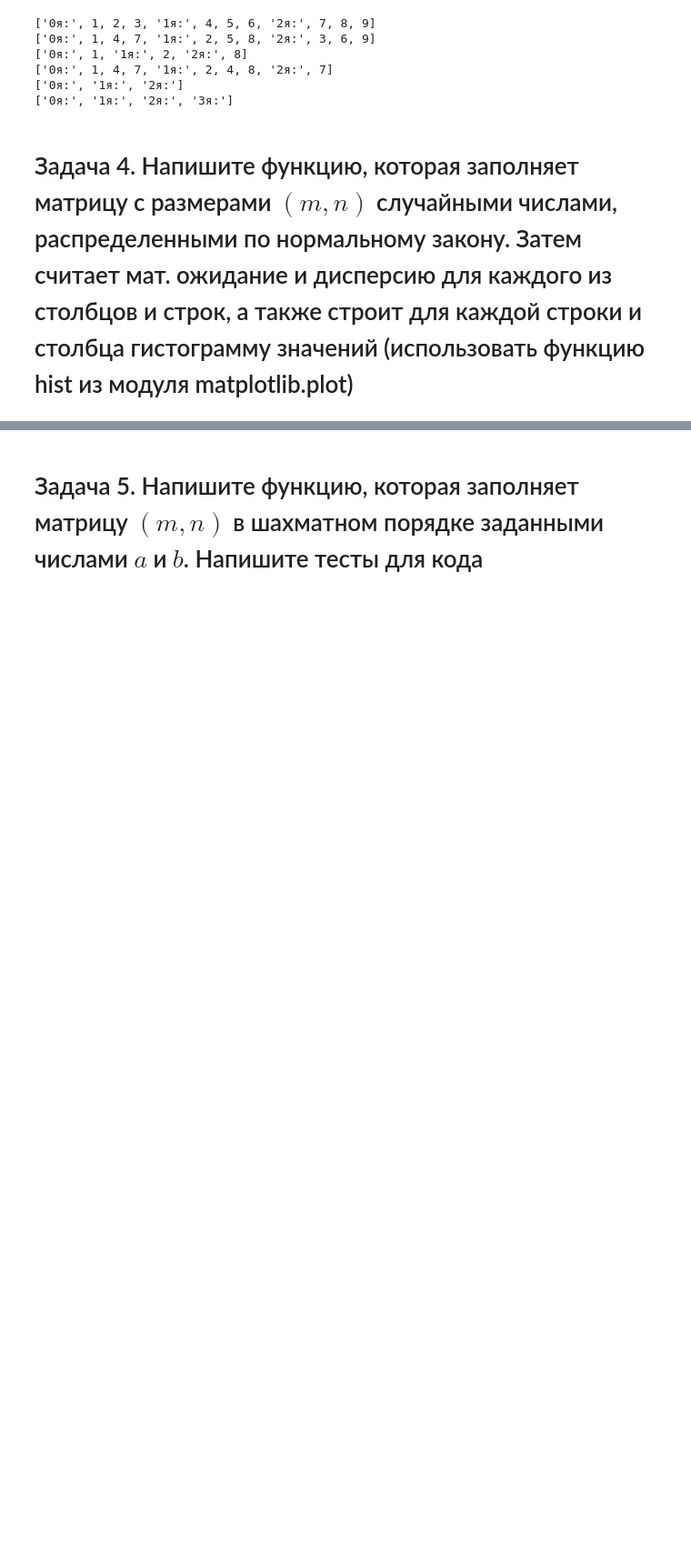
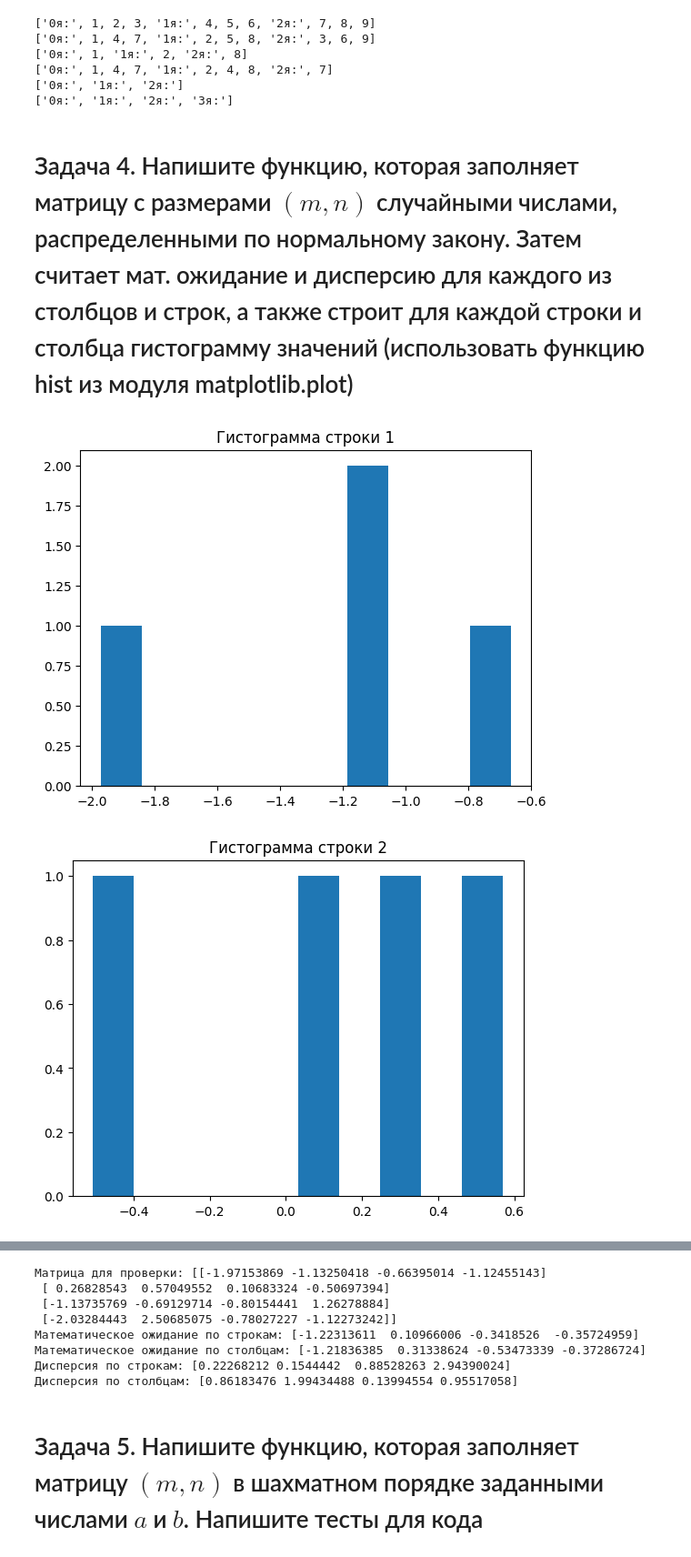
Before and after one commit to Zhrff/lab1, a Jupyter notebook: numpy.ipynb, the cells around one changed output, grey strips where cells are left out. Shown: that part at 91% size. Saved outputs shown, nothing was run; the diff lists cells and outputs as text; code cells hidden in the pictures; blank space fills up the shorter version.

```diff
--- a/numpy.ipynb
+++ b/numpy.ipynb
@@ -139,0 +135,34 @@ print(unique_columns(X))
+# %%
+import matplotlib.pyplot as plt
+import numpy as np
+def random_matrix(m,n):
+    #матрица произвольная (я в душе не чаю, что там будет. Это же питон, я не контролирую)
+    M = np.random.randn(m,n)
+    #мат ожидание
+    m_means = np.mean(M, axis = 1)
+    n_means = np.mean(M, axis = 0)
+    #дисперсия
+    m_vars = np.var(M, axis = 1)
+    n_vars = np.var(M, axis = 0)
+    #рисунок
+    for i in range(0, m):
+        plt.figure()
+        plt.hist(M[i, :], bins=10)
+        plt.title(f"Гистограмма строки {i+1}")
+    #как менять цвета гистограмм я не знаю
+    for j in range(0, n):
+        plt.figure()
+        plt.hist(M[:, j], bins=10)
+        plt.title(f"Гистограмма столбцы {j+1}")
+
+    plt.show()
+    return(M ,m_means ,n_means ,m_vars, n_vars)
+M,m_means, n_means, m_vars, n_vars =random_matrix(4,4)
+print("Матрица для проверки:", M)
+print("Математическое ожидание по строкам:", m_means)
+print("Математическое ожидание по столбцам:", n_means)
+print("Дисперсия по строкам:", m_vars)
+print("Дисперсия по столбцам:", n_vars)
+# %% [output]
+[figure, added]
+[figure, added]
@@ -140,3 +175,11 @@ print(unique_columns(X))
+Матрица для проверки: [[-1.97153869 -1.13250418 -0.66395014 -1.12455143]
+ [ 0.26828543  0.57049552  0.10683324 -0.50697394]
+ [-1.13735769 -0.69129714 -0.80154441  1.26278884]
+ [-2.03284443  2.50685075 -0.78027227 -1.12273242]]
+Математическое ожидание по строкам: [-1.22313611  0.10966006 -0.3418526  -0.35724959]
+Математическое ожидание по столбцам: [-1.21836385  0.31338624 -0.53473339 -0.37286724]
+Дисперсия по строкам: [0.22268212 0.1544442  0.88528263 2.94390024]
+Дисперсия по столбцам: [0.86183476 1.99434488 0.13994554 0.95517058]
 # %% [markdown]
 <h1>Задача 5. Напишите функцию, которая заполняет матрицу $(m, n)$ в шахматном порядке заданными числами $a$ и $b$. Напишите тесты для кода
 # %%
```
Also changed, not shown: parts of 6 cells of this notebook.
